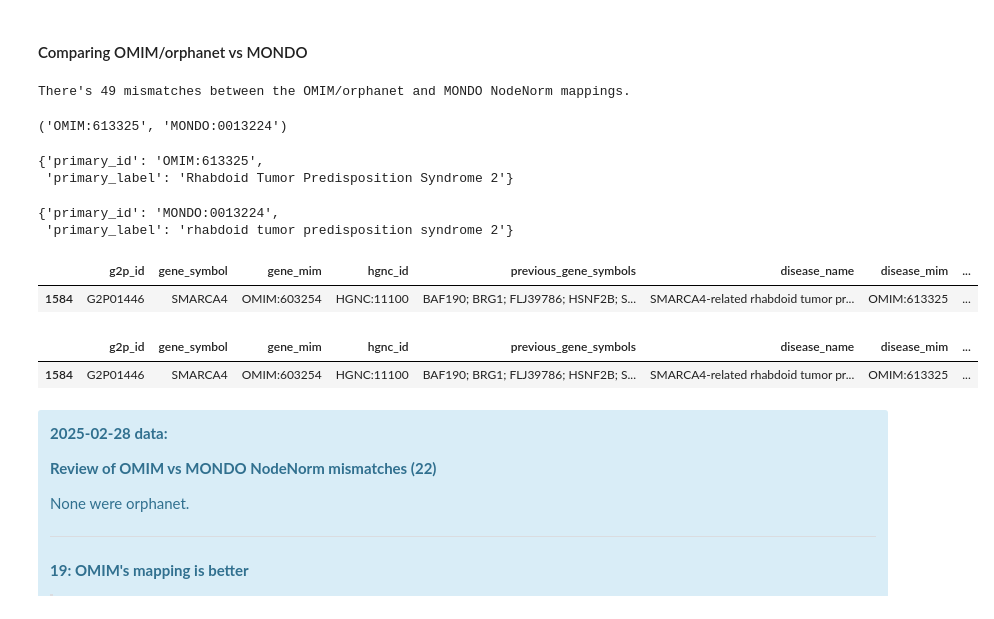
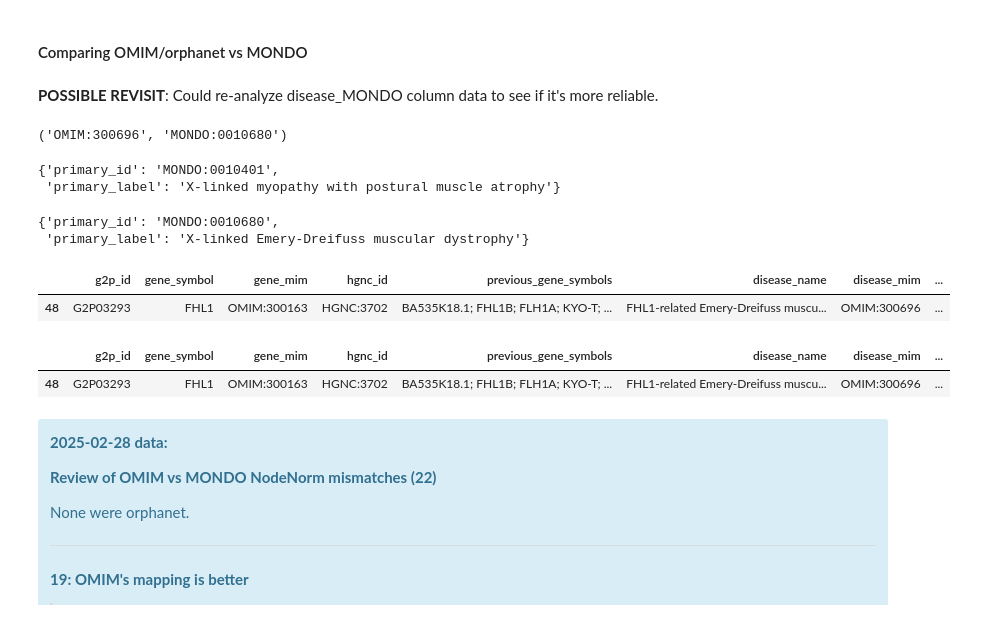
Before and after one commit to biothings/pending.api, a Jupyter notebook: plugins/ebi_gene2phenotype/parser-writing.ipynb, the cells around one changed output. Drawn from its saved outputs; the diff is of its cells as text; code cells hidden in the pictures.

```diff
--- a/plugins/ebi_gene2phenotype/parser-writing.ipynb
+++ b/plugins/ebi_gene2phenotype/parser-writing.ipynb
@@ -342,8 +339,8 @@ n_rows_disputed = df[df["confidence"] == "disputed"].shape[0]
 # %%
-## put into parser (format): DONE
+## put into parser (format):
 
 ## remove rows, calculate stats after
 
-df = df[~ df["confidence"].isin(["refuted", "disputed"])].reset_index(drop=True)
+df = df[~ df["confidence"].isin(["refuted", "disputed", "limited"])].reset_index(drop=True)
 n_rows_after_confidence = df.shape[0]
 # %%
@@ -1023,23 +961,5 @@ df[df["disease_MONDO"] == "MONDO:0976124"]
 | 2817 | G2P03584 | TCP1 | OMIM:186980 | HGNC:11655 | CCT1; CCTA; D6S230E | TCP1-related neurodevelopmental d... | NaN | ... |
 # %% [markdown]
 #### Comparing OMIM/orphanet vs MONDO
-# %%
-## if row has both IDs, look for diff in mappings from each ID
-
-## list of tuples (omim/orpha, mondo)
-mismatches = []
-
-for row in df[["disease_mim", "disease_MONDO"]].itertuples(index=False):
-    ## has both IDs
-    if pd.notna(row.disease_mim) and pd.notna(row.disease_MONDO):
-        ## if have NodeNorm mappings for both
-        if OmOr_nodenorm_mapping.get(row.disease_mim) and \
-        mondo_nodenorm_mapping.get(row.disease_MONDO):
-            ## check if mappings are diff
-            if OmOr_nodenorm_mapping[row.disease_mim]["primary_id"] != \
-            mondo_nodenorm_mapping[row.disease_MONDO]["primary_id"]:
-                mismatches.append((row.disease_mim, row.disease_MONDO))
-
-print(f"There's {len(mismatches)} mismatches between the OMIM/orphanet and MONDO NodeNorm mappings.")
-# %% [output]
-There's 49 mismatches between the OMIM/orphanet and MONDO NodeNorm mappings.
+# %% [markdown]
+**POSSIBLE REVISIT**: Could re-analyze disease_MONDO column data to see if it's more reliable.
@@ -1046,28 +986,28 @@ There's 49 mismatches between the OMIM/orphanet and MONDO NodeNorm mappings.
 # %%
 ## code chunk to review mismatches 1 by 1
-mismatches[21]
+mismatches[0]
 # %% [output]
-('OMIM:613325', 'MONDO:0013224')
+('OMIM:300696', 'MONDO:0010680')
 # %%
 ## code chunk to review mismatches 1 by 1
 
-OmOr_nodenorm_mapping["OMIM:613325"]
-mondo_nodenorm_mapping["MONDO:0013224"]
+OmOr_nodenorm_mapping["OMIM:300696"]
+mondo_nodenorm_mapping["MONDO:0010680"]
 # %% [output]
-{'primary_id': 'OMIM:613325',
- 'primary_label': 'Rhabdoid Tumor Predisposition Syndrome 2'}
+{'primary_id': 'MONDO:0010401',
+ 'primary_label': 'X-linked myopathy with postural muscle atrophy'}
-{'primary_id': 'MONDO:0013224',
- 'primary_label': 'rhabdoid tumor predisposition syndrome 2'}
+{'primary_id': 'MONDO:0010680',
+ 'primary_label': 'X-linked Emery-Dreifuss muscular dystrophy'}
 # %%
 ## code chunk to review mismatches 1 by 1
 
-df[df["disease_mim"] == "OMIM:613325"]
-df[df["disease_MONDO"] == "MONDO:0013224"]
+df[df["disease_mim"] == "OMIM:300696"]
+df[df["disease_MONDO"] == "MONDO:0010680"]
 # %% [output]
 |  | g2p_id | gene_symbol | gene_mim | hgnc_id | previous_gene_symbols | disease_name | disease_mim | ... |
-| 1584 | G2P01446 | SMARCA4 | OMIM:603254 | HGNC:11100 | BAF190; BRG1; FLJ39786; HSNF2B; S... | SMARCA4-related rhabdoid tumor pr... | OMIM:613325 | ... |
+| 48 | G2P03293 | FHL1 | OMIM:300163 | HGNC:3702 | BA535K18.1; FHL1B; FLH1A; KYO-T; ... | FHL1-related Emery-Dreifuss muscu... | OMIM:300696 | ... |
 |  | g2p_id | gene_symbol | gene_mim | hgnc_id | previous_gene_symbols | disease_name | disease_mim | ... |
-| 1584 | G2P01446 | SMARCA4 | OMIM:603254 | HGNC:11100 | BAF190; BRG1; FLJ39786; HSNF2B; S... | SMARCA4-related rhabdoid tumor pr... | OMIM:613325 | ... |
+| 48 | G2P03293 | FHL1 | OMIM:300163 | HGNC:3702 | BA535K18.1; FHL1B; FLH1A; KYO-T; ... | FHL1-related Emery-Dreifuss muscu... | OMIM:300696 | ... |
 # %% [markdown]
 <div class="alert alert-block alert-info">
 
```
Also changed, not shown: parts of 58 cells of this notebook, 3 other files.
